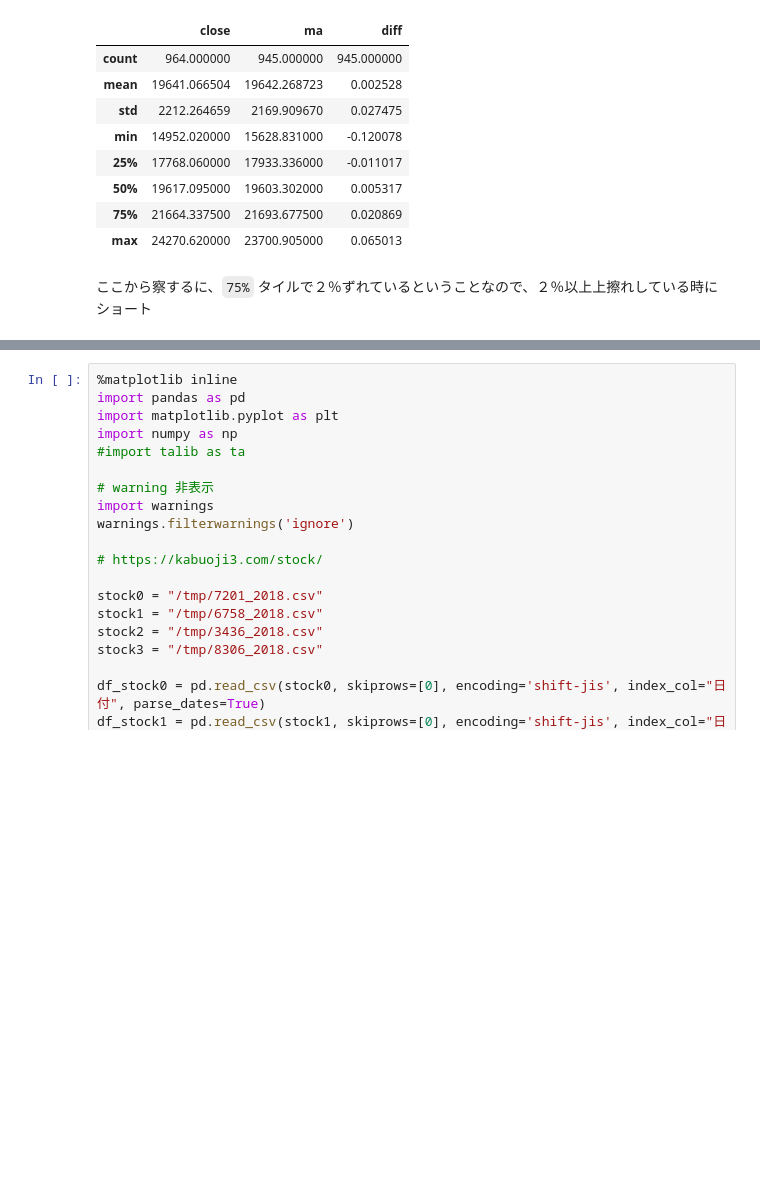
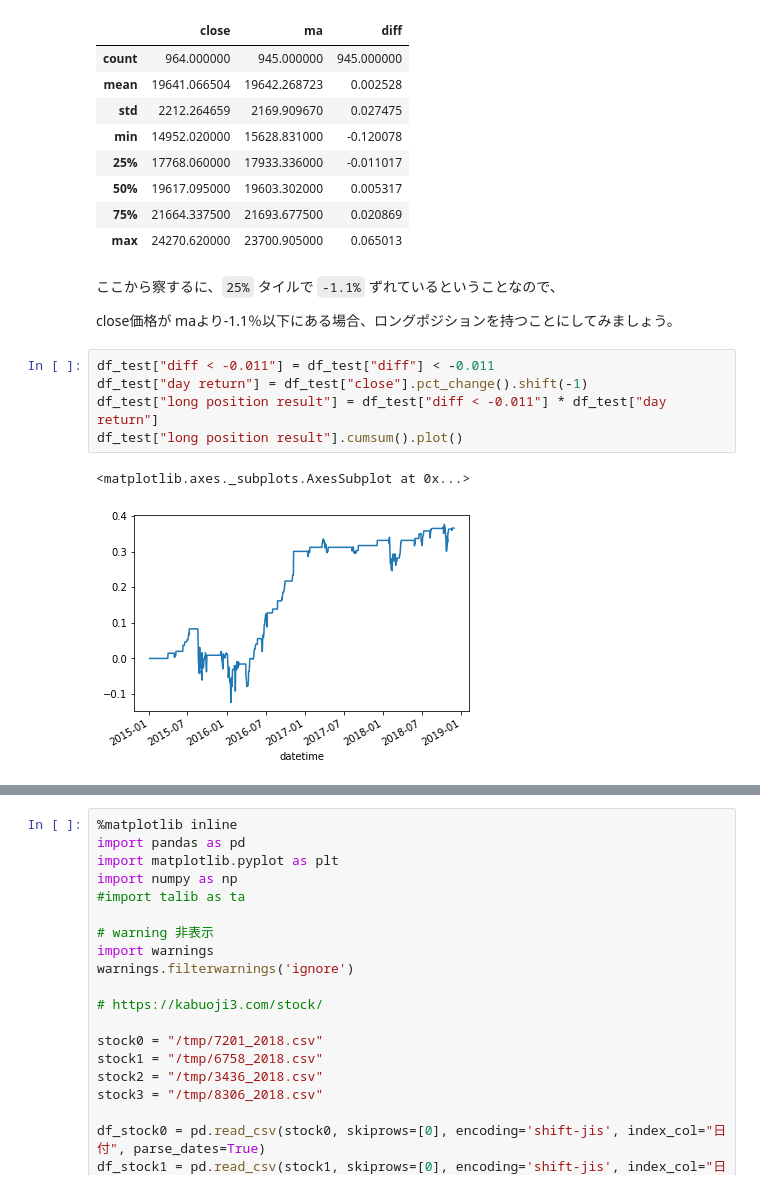
Before and after one commit to shinseitaro/fintalk, a Jupyter notebook: 時系列データ分析/テクニカル分析.ipynb, the cells around one changed output, grey strips where cells are left out. Drawn from its saved outputs; the diff is of its cells as text; blank space fills up the shorter version.

```diff
--- a/時系列データ分析/テクニカル分析.ipynb
+++ b/時系列データ分析/テクニカル分析.ipynb
@@ -440,5 +444,15 @@ df_test.describe()
 | 50% | 19617.095000 | 19603.302000 | 0.005317 |
 | 75% | 21664.337500 | 21693.677500 | 0.020869 |
 | max | 24270.620000 | 23700.905000 | 0.065013 |
-# %% [markdown]
-ここから察するに、`75%` タイルで２％ずれているということなので、２％以上上擦れしている時にショート
+# %% [markdown]
+ここから察するに、`25%` タイルで `-1.1%` ずれているということなので、
+
+close価格が maより-1.1％以下にある場合、ロングポジションを持つことにしてみましょう。
+# %%
+df_test["diff < -0.011"] = df_test["diff"] < -0.011
+df_test["day return"] = df_test["close"].pct_change().shift(-1)
+df_test["long position result"] = df_test["diff < -0.011"] * df_test["day return"]
+df_test["long position result"].cumsum().plot()
+# %% [output]
+<matplotlib.axes._subplots.AxesSubplot at 0x...>
+[figure, added]
```
Also changed, not shown: parts of 10 cells of this notebook.
